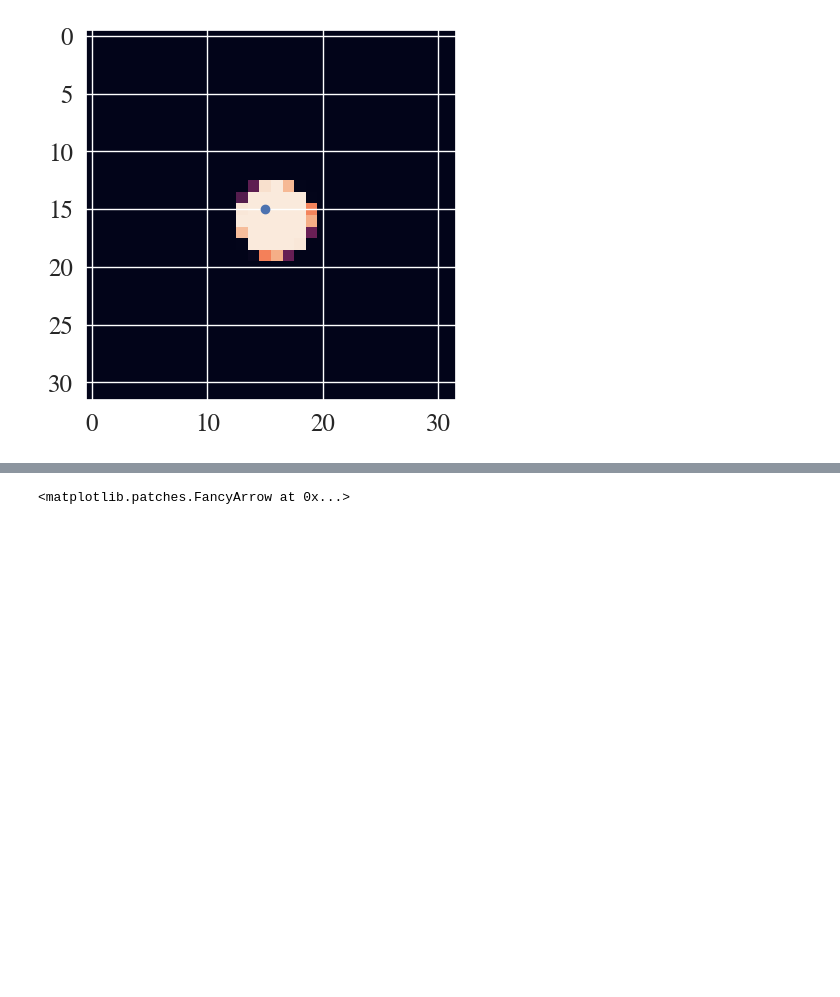
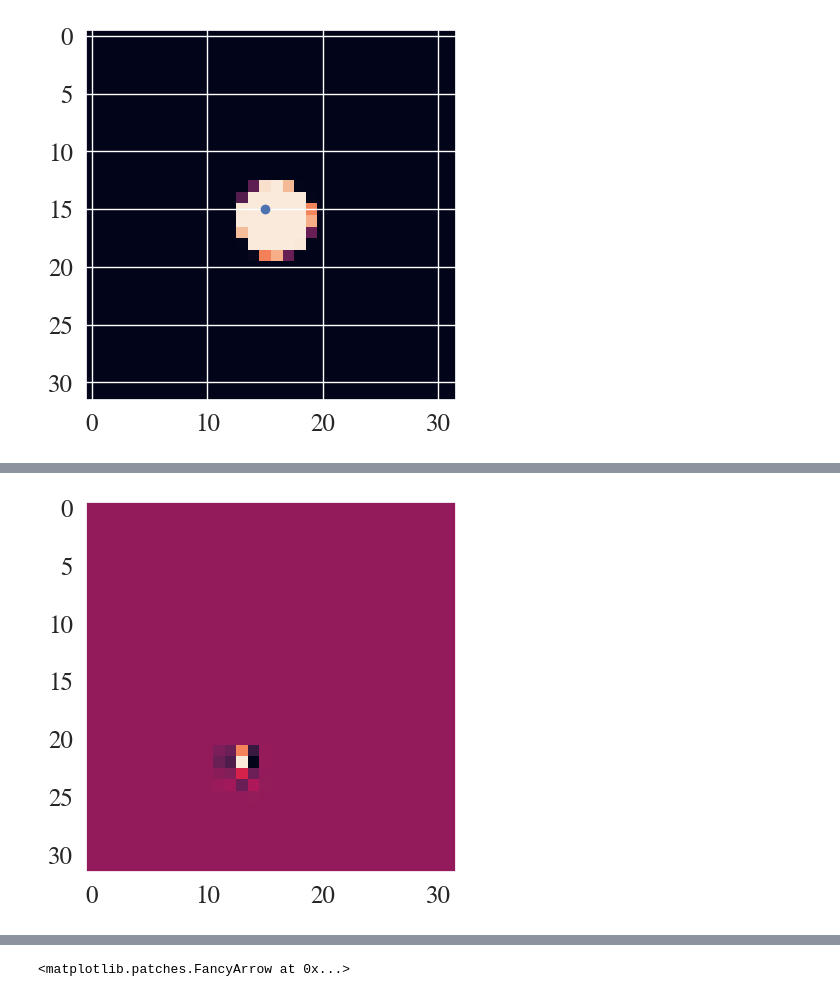
Before and after one commit to yashpatel5400/fpo, a Jupyter notebook: scratch/wavelet.ipynb, the cells around one changed output, grey strips where cells are left out. Saved outputs shown, nothing was run; the diff lists cells and outputs as text; code cells hidden in the pictures; blank space fills up the shorter version.

```diff
--- a/scratch/wavelet.ipynb
+++ b/scratch/wavelet.ipynb
@@ -227,0 +244,5 @@ x_grid = wavelet_basis.x_grid.reshape(y.shape[0], y.shape[1], -1)
+# %%
+plt.imshow(shaped_basis[:,20,17].reshape((32,32)))
+plt.grid(False)
+# %% [output]
+[figure, added]
```
Also changed, not shown: parts of 9 cells of this notebook.
